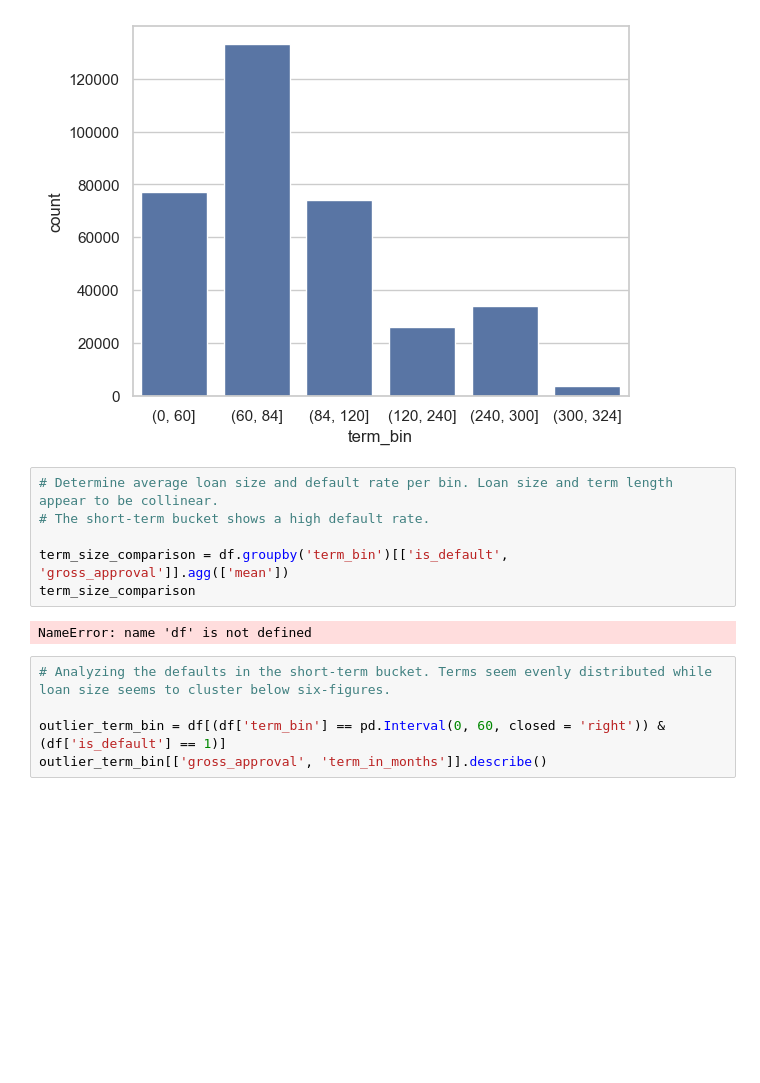
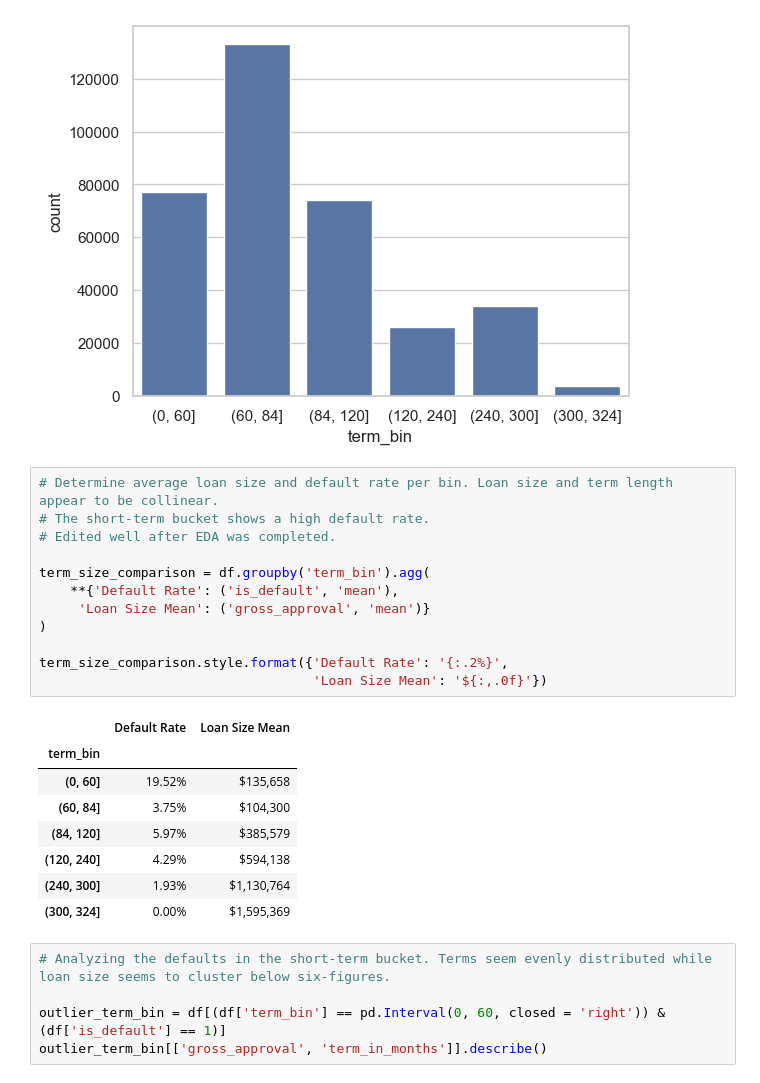
Before and after one commit to jaredhansen0128/sba-7a-credit-risk, a Jupyter notebook: notebooks/02_exploratory_data_analysis.ipynb, the cells around one changed output. Saved outputs shown, nothing was run; the diff lists cells and outputs as text; blank space fills up the shorter version.

```diff
--- a/notebooks/02_exploratory_data_analysis.ipynb
+++ b/notebooks/02_exploratory_data_analysis.ipynb
@@ -1027,11 +1045,24 @@ plt.show()
 # %%
 # Determine average loan size and default rate per bin. Loan size and term length appear to be collinear.
 # The short-term bucket shows a high default rate.
+# Edited well after EDA was completed.
 
-term_size_comparison = df.groupby('term_bin')[['is_default', 'gross_approval']].agg(['mean'])
-term_size_comparison
+term_size_comparison = df.groupby('term_bin').agg(
+    **{'Default Rate': ('is_default', 'mean'),
+     'Loan Size Mean': ('gross_approval', 'mean')}
+)
+
+term_size_comparison.style.format({'Default Rate': '{:.2%}',
+                                   'Loan Size Mean': '${:,.0f}'})
 # %% [output]
-NameError: name 'df' is not defined
+|  | Default Rate | Loan Size Mean |
+| term_bin |  |  |
+| (0, 60] | 19.52% | $135,658 |
+| (60, 84] | 3.75% | $104,300 |
+| (84, 120] | 5.97% | $385,579 |
+| (120, 240] | 4.29% | $594,138 |
+| (240, 300] | 1.93% | $1,130,764 |
+| (300, 324] | 0.00% | $1,595,369 |
 # %%
 # Analyzing the defaults in the short-term bucket. Terms seem evenly distributed while loan size seems to cluster below six-figures.
 
```
Also changed, not shown: parts of 8 cells of this notebook.
